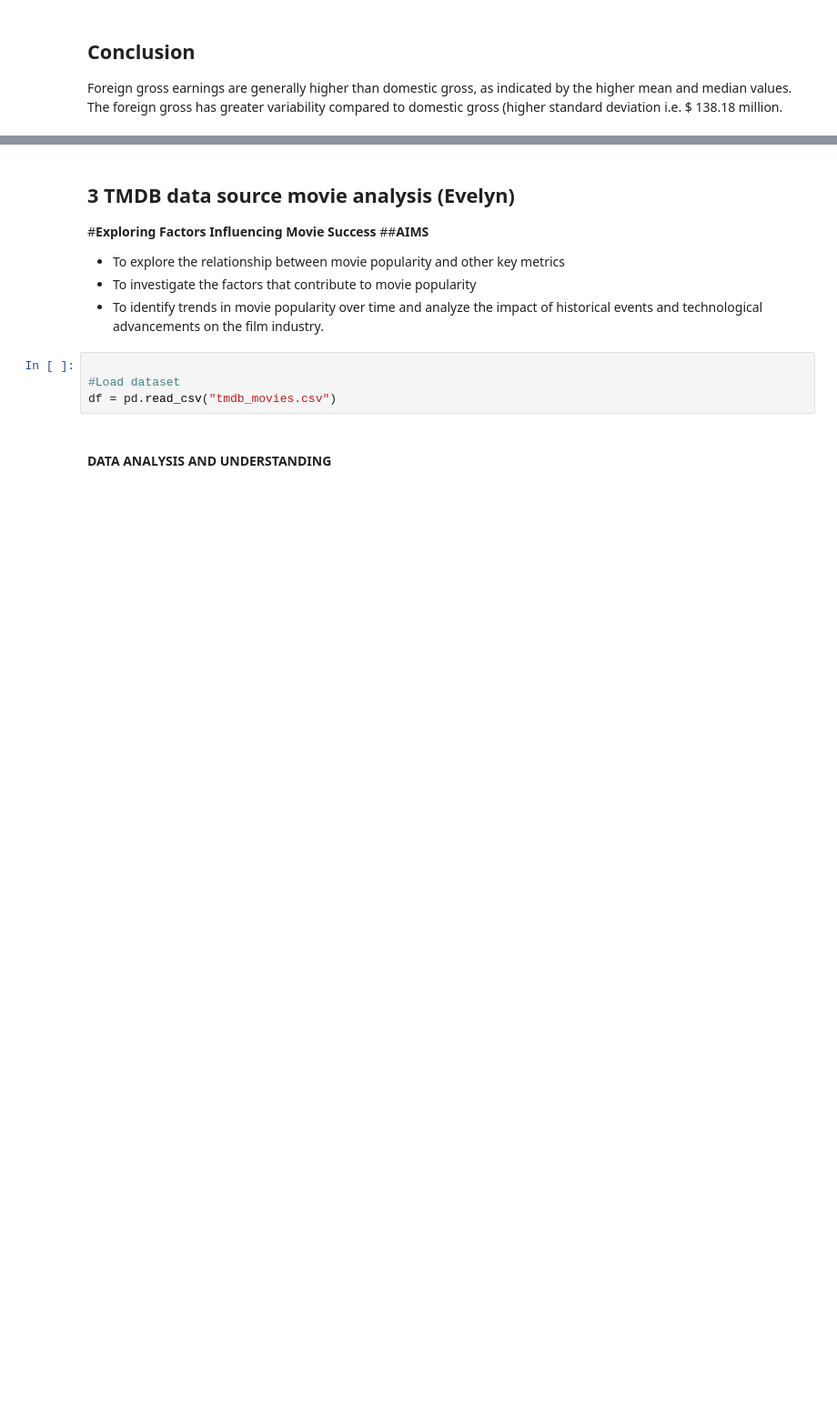
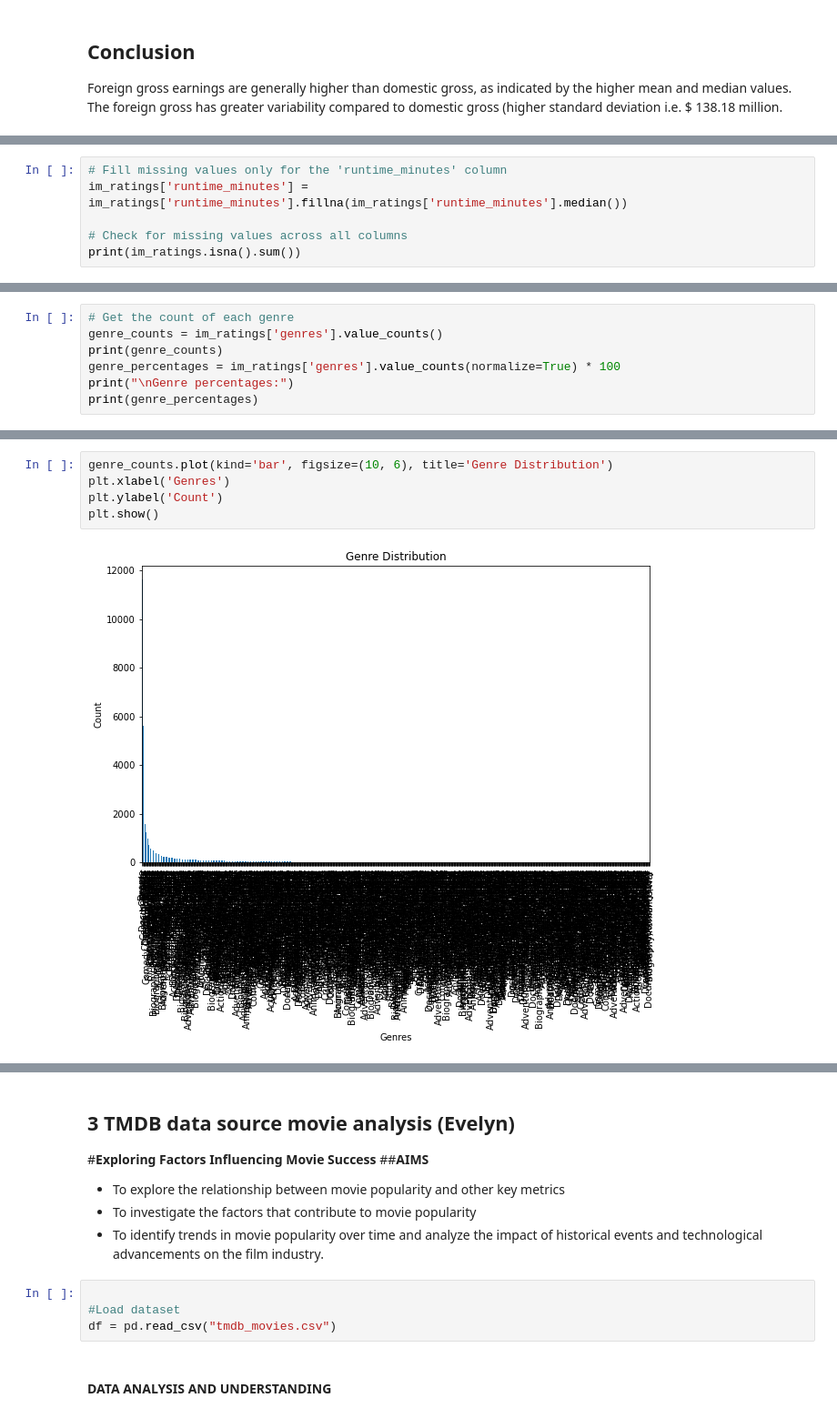
Before and after one commit to Thazes/Dsf-pt09-grp2, a Jupyter notebook: phase_2_group_2.ipynb, the cells around one changed output, grey strips where cells are left out. Shown: that part at 91% size. Cells and saved outputs as stored; diff of their text form; blank space fills up the shorter version.

```diff
--- a/phase_2_group_2.ipynb
+++ b/phase_2_group_2.ipynb
@@ -170,0 +430,6 @@ The foreign gross has greater variability compared to domestic gross (higher sta
+# %%
+# Fill missing values only for the 'runtime_minutes' column
+im_ratings['runtime_minutes'] = im_ratings['runtime_minutes'].fillna(im_ratings['runtime_minutes'].median())
+
+# Check for missing values across all columns
+print(im_ratings.isna().sum())
@@ -170,0 +447,7 @@ The foreign gross has greater variability compared to domestic gross (higher sta
+# %%
+# Get the count of each genre
+genre_counts = im_ratings['genres'].value_counts()
+print(genre_counts)
+genre_percentages = im_ratings['genres'].value_counts(normalize=True) * 100
+print("\nGenre percentages:")
+print(genre_percentages)
@@ -170,0 +472,7 @@ The foreign gross has greater variability compared to domestic gross (higher sta
+# %%
+genre_counts.plot(kind='bar', figsize=(10, 6), title='Genre Distribution')
+plt.xlabel('Genres')
+plt.ylabel('Count')
+plt.show()
+# %% [output]
+[figure, added]
```
Also changed, not shown: parts of 80 cells of this notebook.
